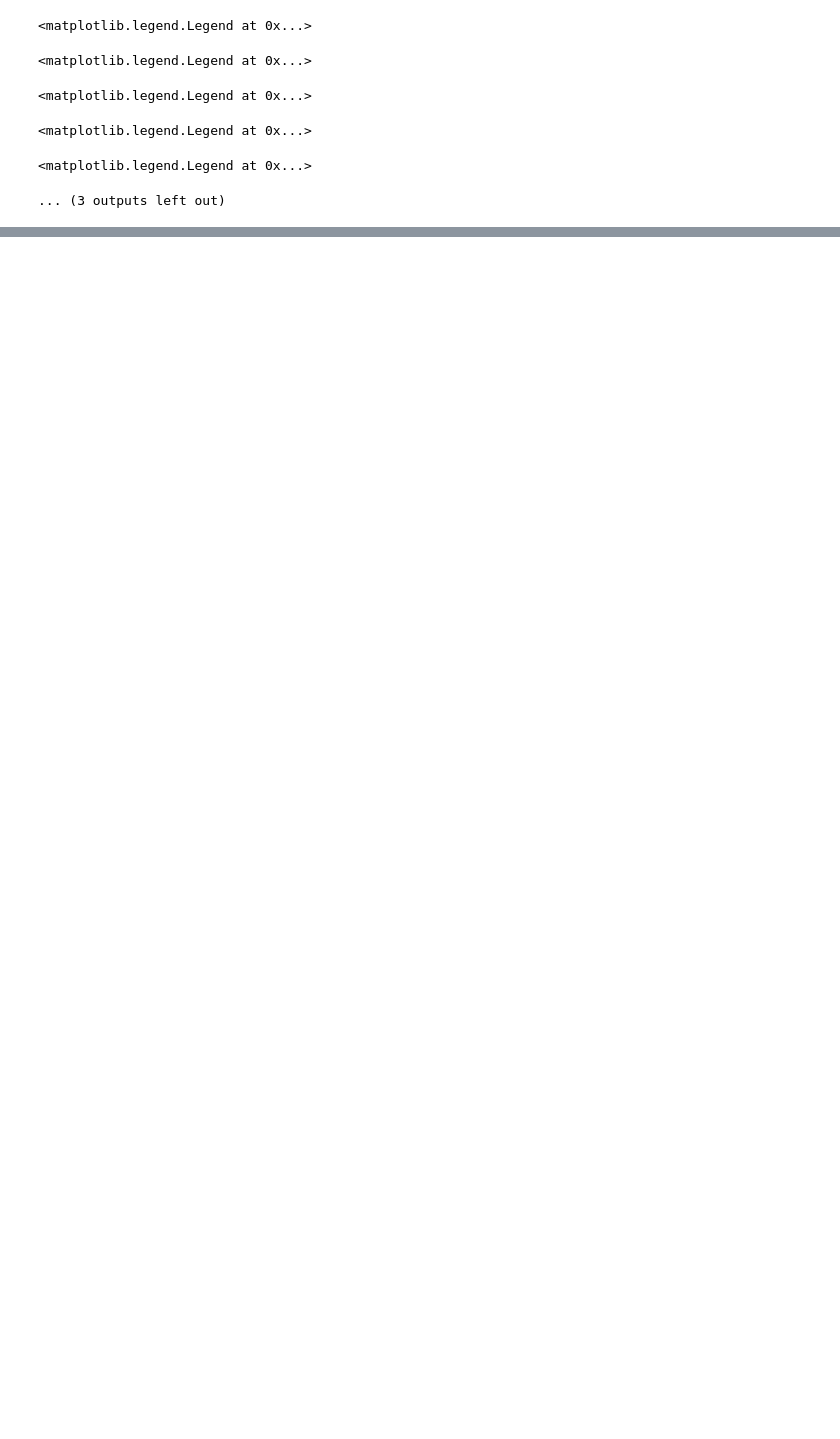
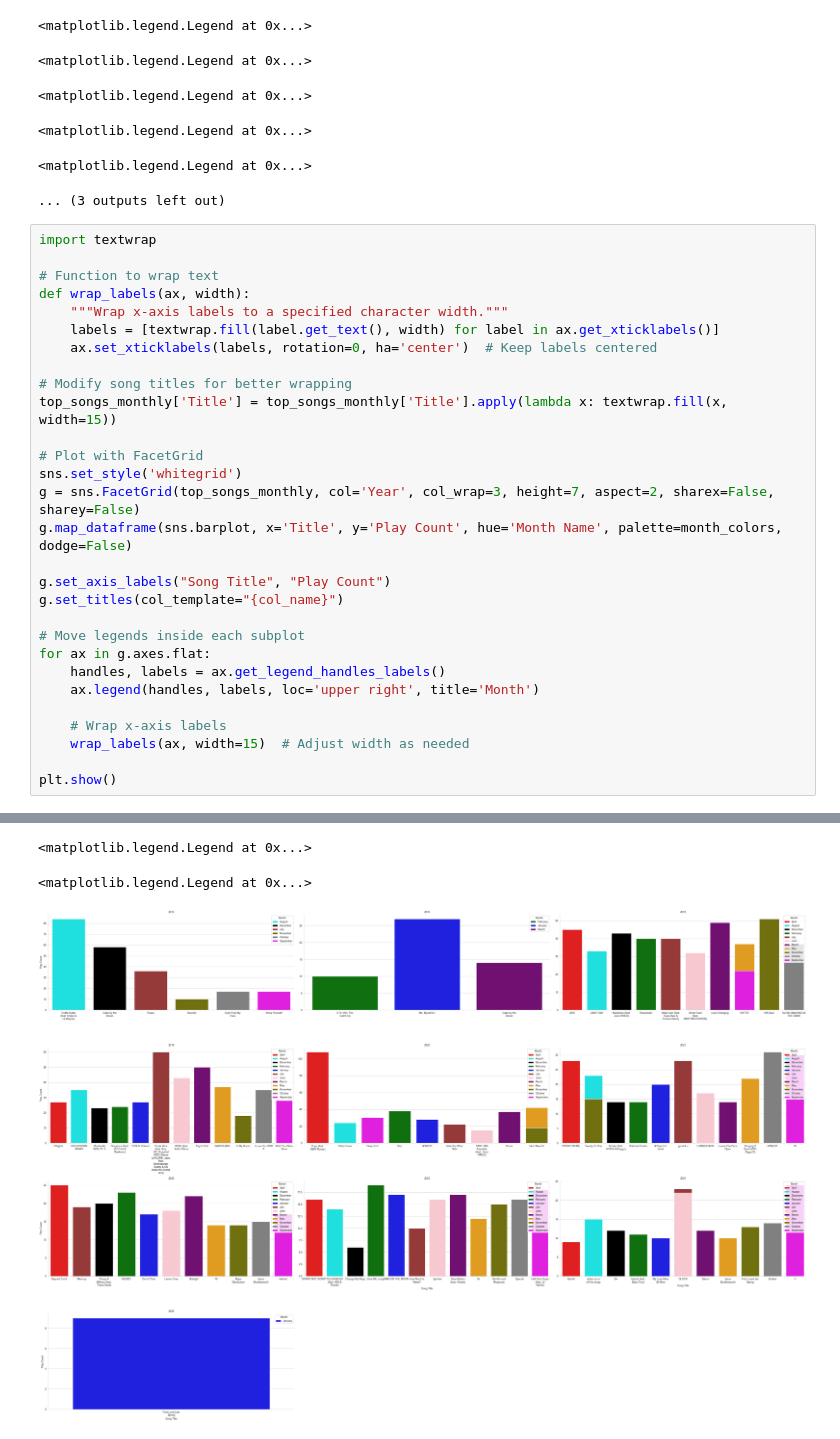
Before and after one commit to kurt-jr/Genius, a Jupyter notebook: AppleMusic.ipynb, the cells around one changed output, grey strips where cells are left out. Cells and saved outputs as stored; diff of their text form; blank space fills up the shorter version.

Commit message:
fixed text wrapping issue

```diff
--- a/AppleMusic.ipynb
+++ b/AppleMusic.ipynb
@@ -504,3 +512,33 @@ plt.show()
 <matplotlib.legend.Legend at 0x...>
 <matplotlib.legend.Legend at 0x...>
 ... (3 outputs left out)
+# %%
+import textwrap
+
+# Function to wrap text
+def wrap_labels(ax, width):
+    """Wrap x-axis labels to a specified character width."""
+    labels = [textwrap.fill(label.get_text(), width) for label in ax.get_xticklabels()]
+    ax.set_xticklabels(labels, rotation=0, ha='center')  # Keep labels centered
+
+# Modify song titles for better wrapping
+top_songs_monthly['Title'] = top_songs_monthly['Title'].apply(lambda x: textwrap.fill(x, width=15))
+
+# Plot with FacetGrid
+sns.set_style('whitegrid')
+g = sns.FacetGrid(top_songs_monthly, col='Year', col_wrap=3, height=7, aspect=2, sharex=False, sharey=False)
+g.map_dataframe(sns.barplot, x='Title', y='Play Count', hue='Month Name', palette=month_colors, dodge=False)
+
+g.set_axis_labels("Song Title", "Play Count")
+g.set_titles(col_template="{col_name}")
+
+# Move legends inside each subplot
+for ax in g.axes.flat:
+    handles, labels = ax.get_legend_handles_labels()
+    ax.legend(handles, labels, loc='upper right', title='Month')
+
+    # Wrap x-axis labels
+    wrap_labels(ax, width=15)  # Adjust width as needed
+
+plt.show()
+# %% [output]
@@ -506,0 +556,3 @@ plt.show()
+<matplotlib.legend.Legend at 0x...>
+<matplotlib.legend.Legend at 0x...>
+[figure, added]
```
Also changed, not shown: parts of 2 cells of this notebook.
